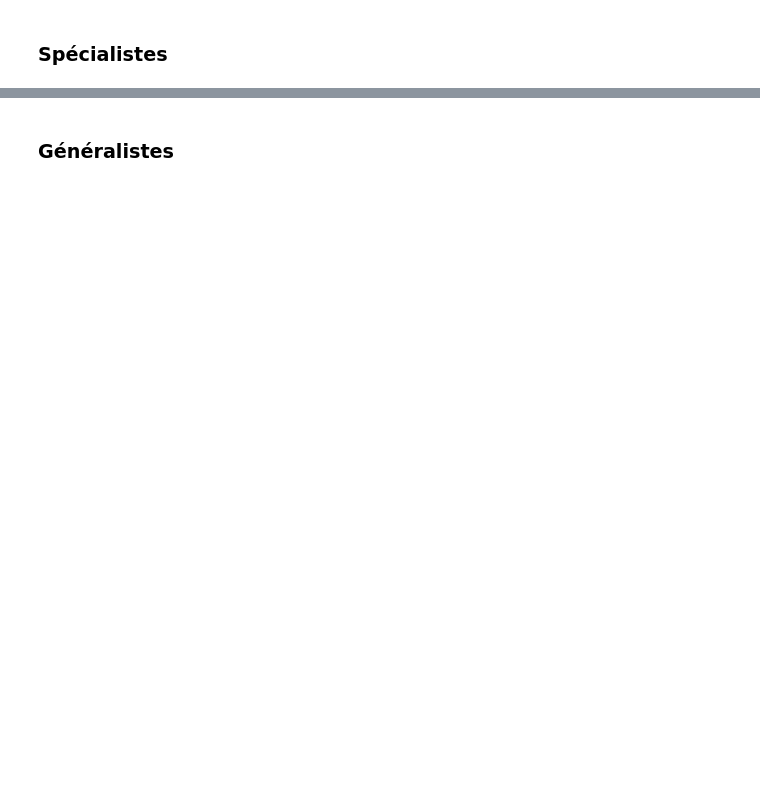
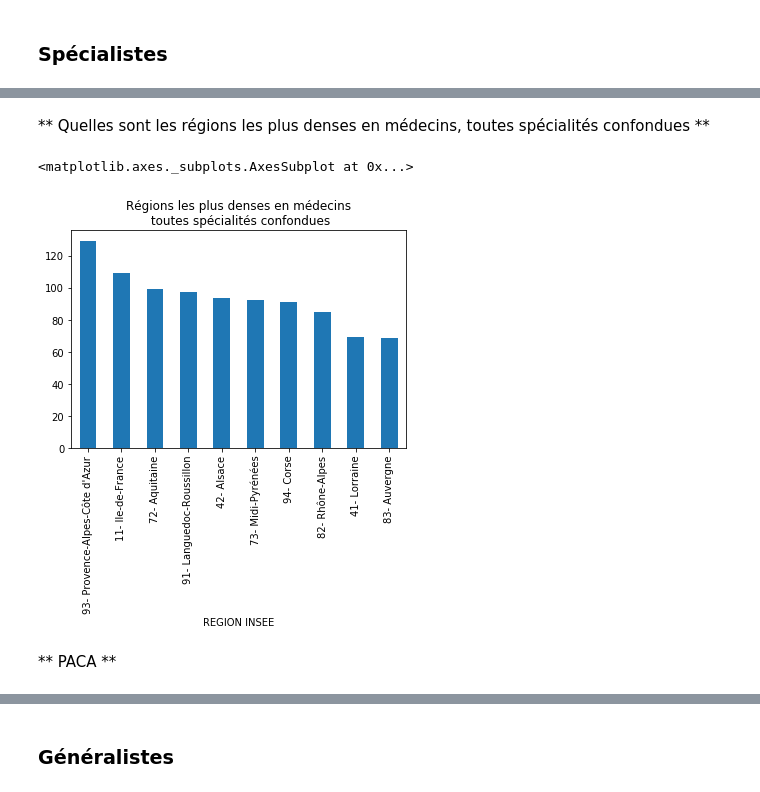
Before and after one commit to MS-BGD-2018-KIT-BIGDATA/marie-ranchet, a Jupyter notebook: Lesson5/Lesson5_cc_Medecins.ipynb, the cells around one changed output, grey strips where cells are left out. Drawn from its saved outputs; the diff is of its cells as text; code cells hidden in the pictures; blank space fills up the shorter version.

```diff
--- a/Lesson5/Lesson5_cc_Medecins.ipynb
+++ b/Lesson5/Lesson5_cc_Medecins.ipynb
@@ -22,0 +23,5 @@ from sklearn.preprocessing import StandardScaler
+# %%
+# lecture du fichier
+# densité de medecins par region
+xl_densite = pd.ExcelFile("Effectif_et_densite_par_region_en_2014.xls")
+print(xl_densite.sheet_names)
@@ -31,0 +32,20 @@ df_spe_densite = xl.parse("Spécialistes")
+# %%
+# nettoyage des "spécialistes"
+df_spe_densite = xl_densite.parse("Spécialistes")
+print(df_spe_densite.head())
+
+df_spe_densite.dtypes
+# pas de chgt de type nécessaire
+
+# regarder s'il y a ds valeurs à NaN
+if df_spe_densite.isnull().values.any():
+    print("NaN")
+else:
+    print("Pas NaN")
+
+# supprimer les lignes 'TOTAL'
+specialiste_slicer = df_spe_densite['Spécialistes'].str.upper().str.contains('TOTAL')
+region_slicer = df_spe_densite['REGION INSEE'].str.upper().str.contains('TOTAL')
+df_spe_densite = df_spe_densite[~specialiste_slicer & ~region_slicer]
+
+df_spe_densite['Spécialistes'].unique()
@@ -31,0 +84,15 @@ df_spe_densite = xl.parse("Spécialistes")
+# %% [markdown]
+** Quelles sont les régions les plus denses en médecins, toutes spécialités confondues **
+# %%
+densiteBySpeAndReg = df_spe_densite.groupby(['Spécialistes','REGION INSEE'])['DENSITE /100 000 hab.'].sum()
+#print (densiteBySpeAndReg)
+depBySpe = df_spe_densite.groupby(['Spécialistes'])['DENSITE /100 000 hab.'].sum()
+
+depByReg = df_spe_densite.groupby(['REGION INSEE'])['DENSITE /100 000 hab.'].sum()
+depByReg.sort_values(inplace=True, ascending=False)
+depByReg[depByReg != 0][:10].plot.bar(title='Régions les plus denses en médecins\n toutes spécialités confondues')
+# %% [output]
+<matplotlib.axes._subplots.AxesSubplot at 0x...>
+[figure, added]
+# %% [markdown]
+** PACA **
```
Also changed, not shown: parts of 43 cells of this notebook.
